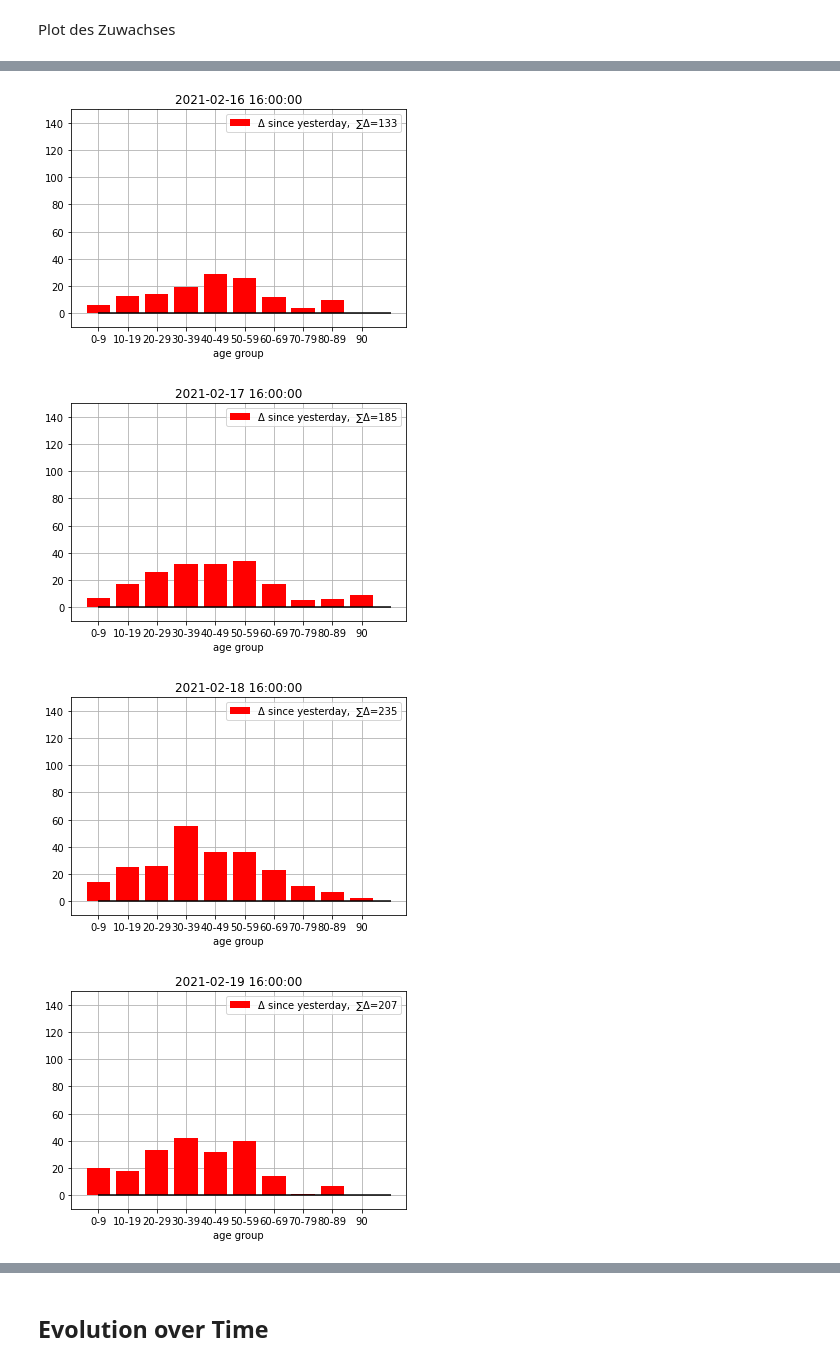
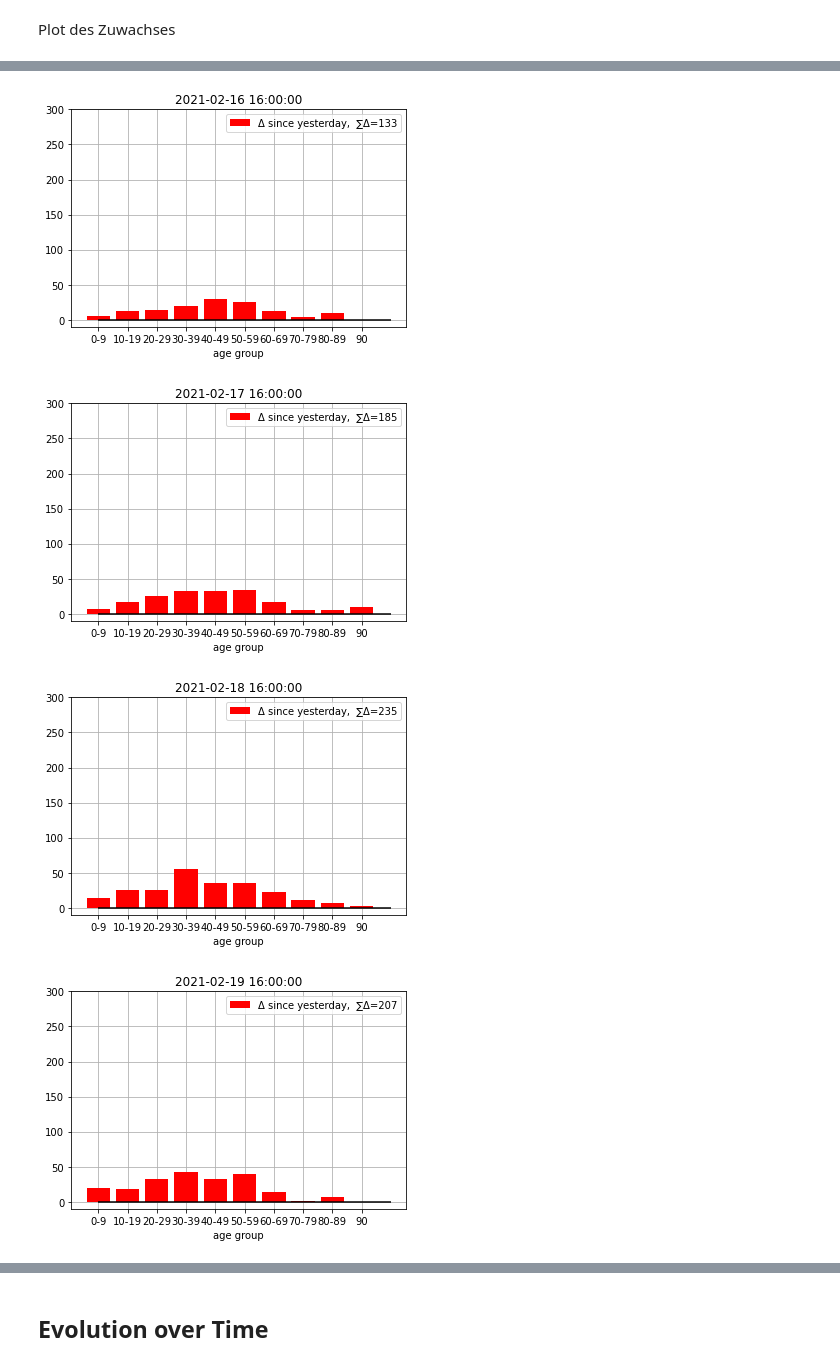
Before and after one commit to hydroclaus/corona_varianten_bw, a Jupyter notebook: new_variants_bw.ipynb, the cells around one changed output, grey strips where cells are left out. Saved outputs shown, nothing was run; the diff lists cells and outputs as text; code cells hidden in the pictures.

```diff
--- a/new_variants_bw.ipynb
+++ b/new_variants_bw.ipynb
@@ -193,7 +151,7 @@ for i in np.arange(start=1, stop=data.index[-1]+1):
     plt.hlines(0,0,10,  colors='k', zorder=999)
     plt.grid(True)
     plt.xlabel('age group')
-    plt.ylim(-10.,150) # Y_MAX
+    plt.ylim(-10.,300) # Y_MAX
     plt.title(data.loc[i][0])
     plt.legend(loc='best')
     plt.show()
@@ -209,4 +167,4 @@ for i in np.arange(start=1, stop=data.index[-1]+1):
-[figure, old version]
+[figure, new version]
-[figure, old version]
+[figure, new version]
-[figure, old version]
+[figure, new version]
-[figure, old version]
+[figure, new version]
```
Also changed, not shown: parts of 12 cells of this notebook, 7 other files.
